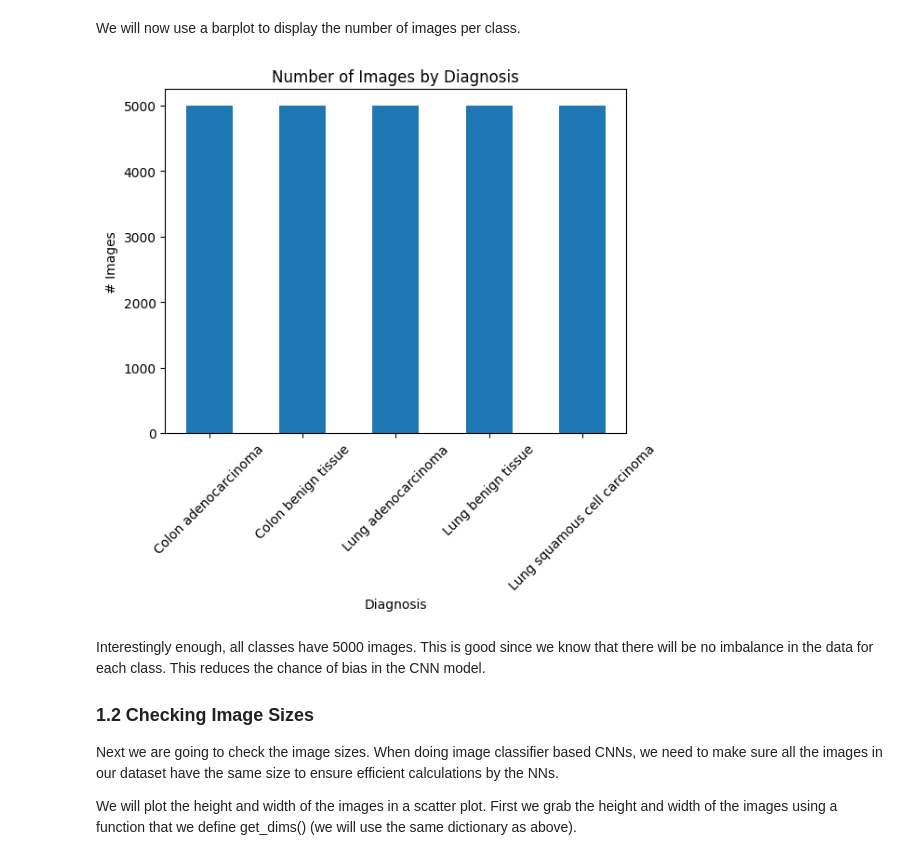
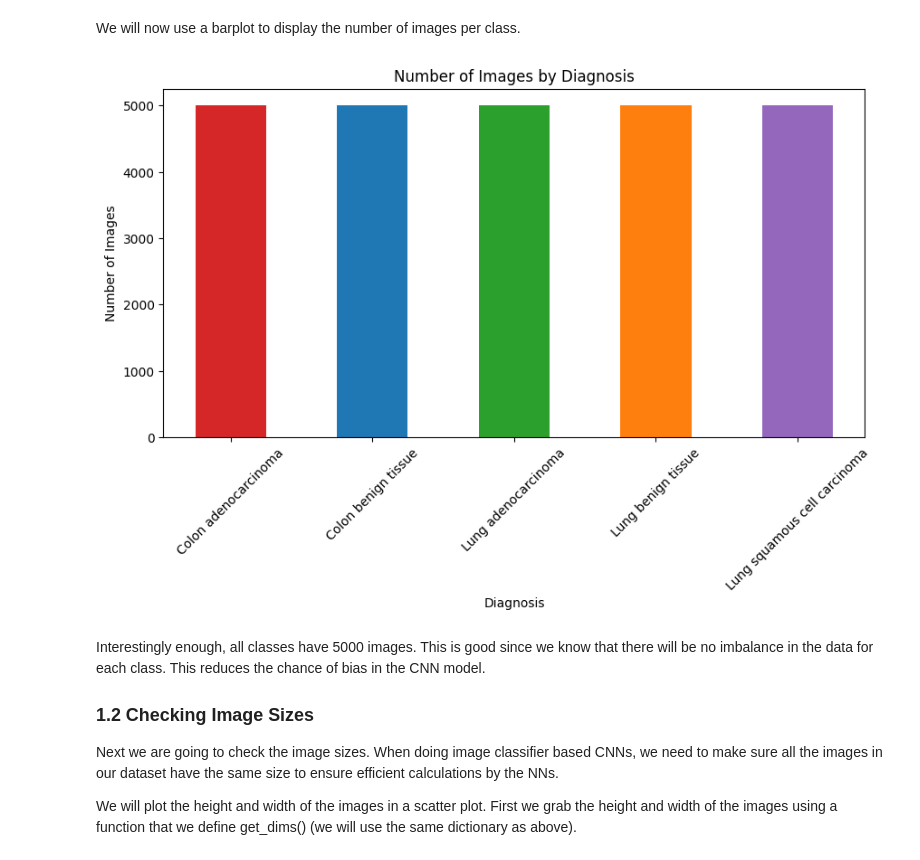
Before and after one commit to shreyadas-maple/Lung-and-Colon-Cancer-Image-Classifier, a Jupyter notebook: Phase 1.ipynb, the cells around one changed output. Drawn from its saved outputs; the diff is of its cells as text; code cells hidden in the pictures.

```diff
--- a/Phase 1.ipynb
+++ b/Phase 1.ipynb
@@ -39,18 +40,25 @@ diagnosis = {
 # %% [markdown]
 We will now use a barplot to display the number of images per class.
 # %%
+import seaborn as sns
 import matplotlib.pyplot as plt
 
-plt.bar(diagnosis.keys(), diagnosis.values(), width = .5)
+
+fig, ax = plt.subplots(figsize=(10,5))
+bar_colors = ['tab:red', 'tab:blue', 'tab:green', 'tab:orange', 'tab:purple']
+
+# Create a bar plot with each bar representing a different image class
+plt.bar(diagnosis.keys(), diagnosis.values(), width = .5, color = bar_colors)
 plt.title("Number of Images by Diagnosis")
 plt.xlabel('Diagnosis')
 plt.xticks(rotation = 45)
-plt.ylabel('# Images')
+plt.ylabel('Number of Images')
 
+# Save the figure and then show the figure
 plt.savefig('EDA_graph')
 plt.show()
 # %% [output]
-[figure, old version]
+[figure, new version]
 # %% [markdown]
 Interestingly enough, all classes have 5000 images. This is good since we know that there will be no imbalance in the data for each class. This reduces the chance of bias in the CNN model.
 
```
Also changed, not shown: parts of 6 cells of this notebook, 6 other files.
